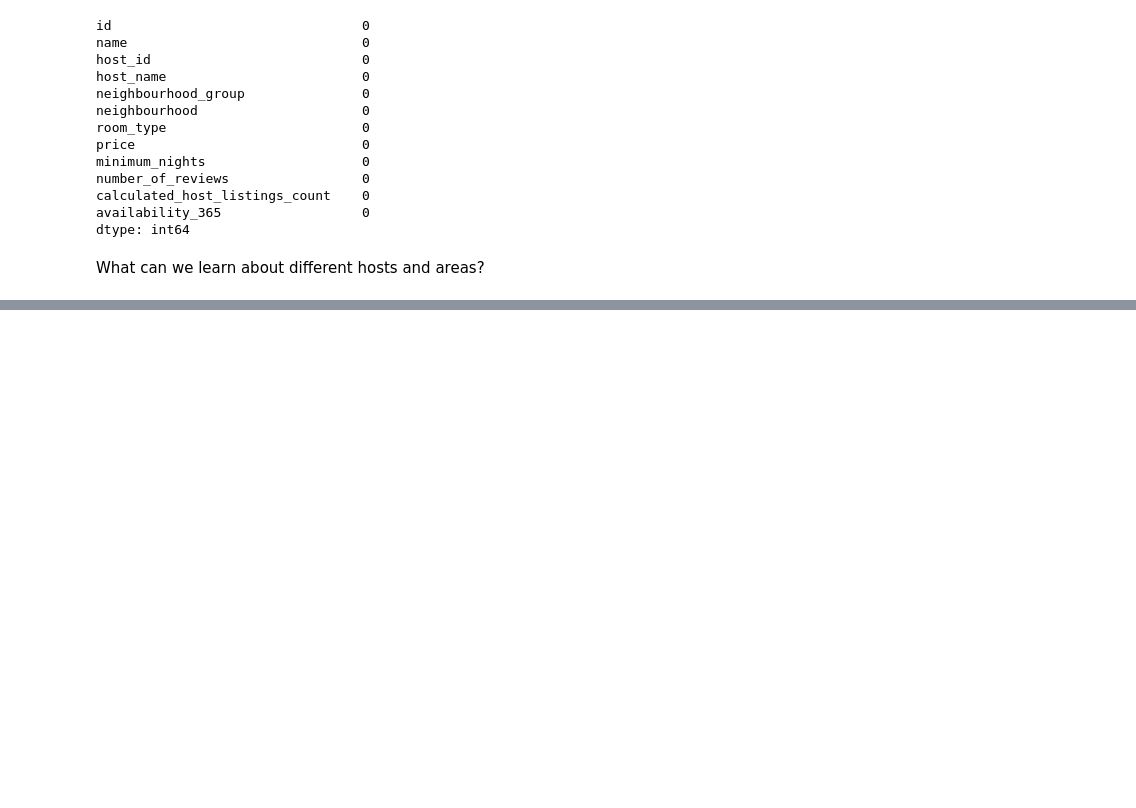
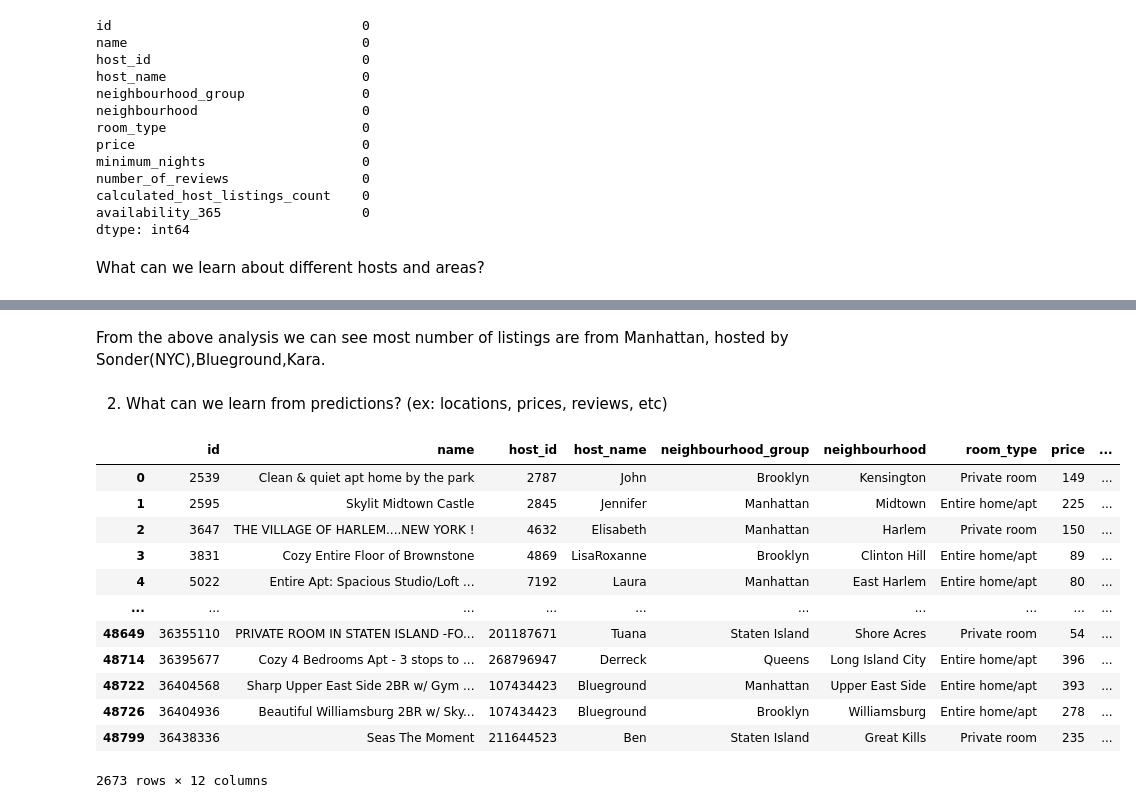
Before and after one commit to likithkumar03/Airbnb-Booking-Analysis, a Jupyter notebook: A_Likith_kumar_Airbnb_Bookings_Analysis_Capstone_Project.ipynb, the cells around one changed output, grey strips where cells are left out. Saved outputs shown, nothing was run; the diff lists cells and outputs as text; code cells hidden in the pictures; blank space fills up the shorter version.

```diff
--- a/A_Likith_kumar_Airbnb_Bookings_Analysis_Capstone_Project.ipynb
+++ b/A_Likith_kumar_Airbnb_Bookings_Analysis_Capstone_Project.ipynb
@@ -132,0 +140,20 @@ What can we learn about different hosts and areas?
+# %% [markdown]
+From the above analysis we can see most number of listings are from Manhattan, hosted by Sonder(NYC),Blueground,Kara.
+# %% [markdown]
+2. What can we learn from predictions? (ex: locations, prices, reviews, etc)
+# %%
+areas_prices = new_non_null_df.groupby(['neighbourhood_group','price'])
+# %% [output]
+|  | id | name | host_id | host_name | neighbourhood_group | neighbourhood | room_type | price | ... |
+| 0 | 2539 | Clean & quiet apt home by the park | 2787 | John | Brooklyn | Kensington | Private room | 149 | ... |
+| 1 | 2595 | Skylit Midtown Castle | 2845 | Jennifer | Manhattan | Midtown | Entire home/apt | 225 | ... |
+| 2 | 3647 | THE VILLAGE OF HARLEM....NEW YORK ! | 4632 | Elisabeth | Manhattan | Harlem | Private room | 150 | ... |
+| 3 | 3831 | Cozy Entire Floor of Brownstone | 4869 | LisaRoxanne | Brooklyn | Clinton Hill | Entire home/apt | 89 | ... |
+| 4 | 5022 | Entire Apt: Spacious Studio/Loft ... | 7192 | Laura | Manhattan | East Harlem | Entire home/apt | 80 | ... |
+| ... | ... | ... | ... | ... | ... | ... | ... | ... | ... |
+| 48649 | 36355110 | PRIVATE ROOM IN STATEN ISLAND -FO... | 201187671 | Tuana | Staten Island | Shore Acres | Private room | 54 | ... |
+| 48714 | 36395677 | Cozy 4 Bedrooms Apt - 3 stops to ... | 268796947 | Derreck | Queens | Long Island City | Entire home/apt | 396 | ... |
+| 48722 | 36404568 | Sharp Upper East Side 2BR w/ Gym ... | 107434423 | Blueground | Manhattan | Upper East Side | Entire home/apt | 393 | ... |
+| 48726 | 36404936 | Beautiful Williamsburg 2BR w/ Sky... | 107434423 | Blueground | Brooklyn | Williamsburg | Entire home/apt | 278 | ... |
+| 48799 | 36438336 | Seas The Moment | 211644523 | Ben | Staten Island | Great Kills | Private room | 235 | ... |
+2673 rows × 12 columns
```
Also changed, not shown: parts of 2 cells of this notebook.
